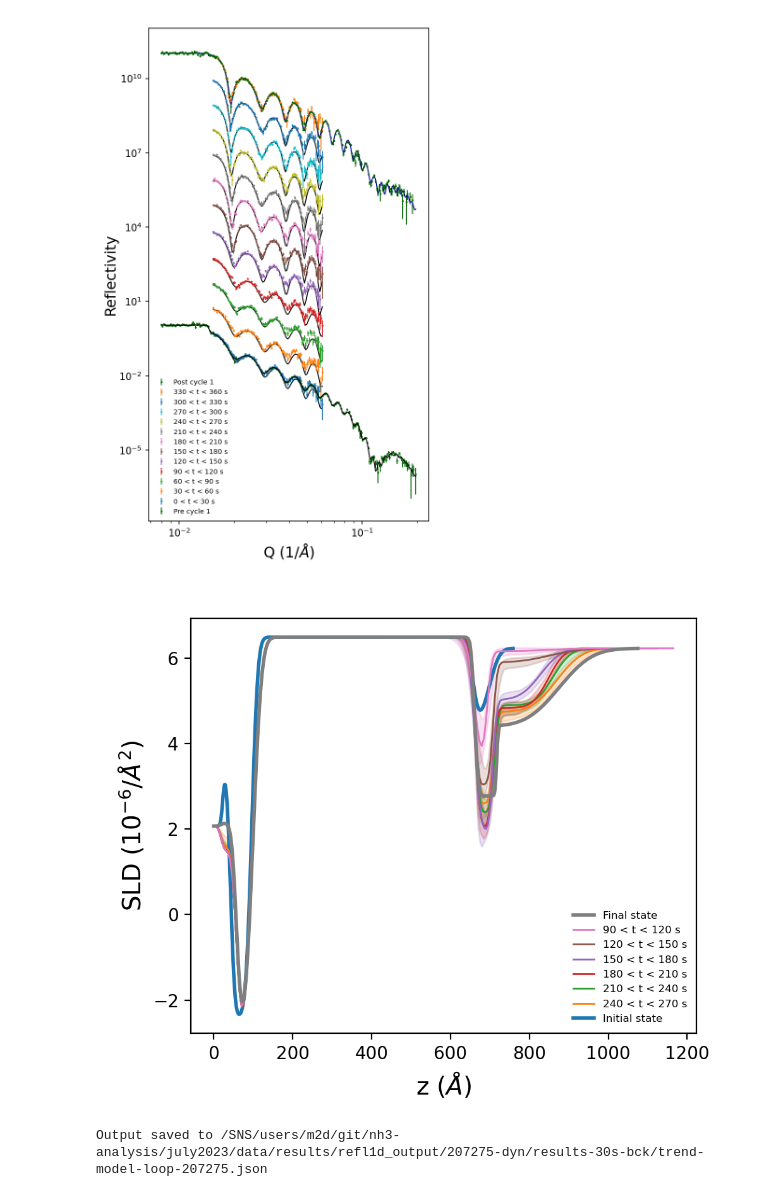
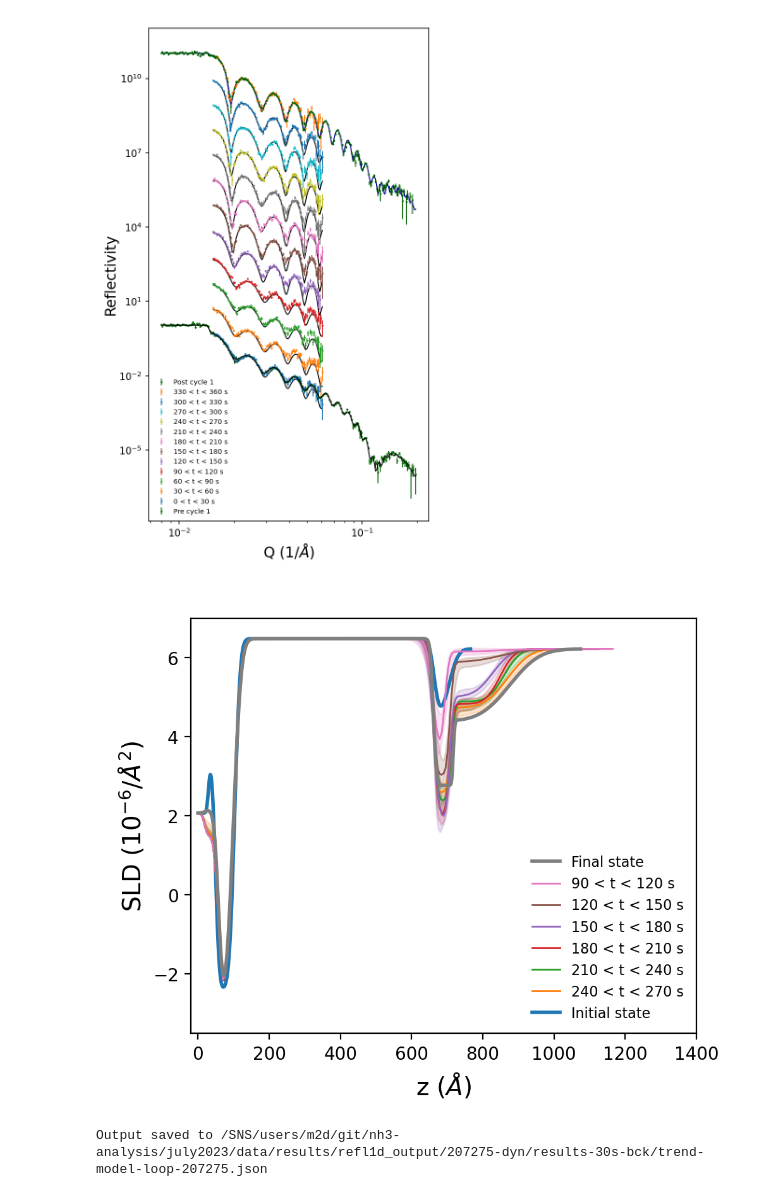
Before and after one commit to mdoucet/nh3-analysis, a Jupyter notebook: july2023/notebooks/summary-Cu-F-Cu-K-jul24.ipynb, the cells around one changed output. Cells and saved outputs as stored; diff of their text form; code cells hidden in the pictures.

```diff
--- a/july2023/notebooks/summary-Cu-F-Cu-K-jul24.ipynb
+++ b/july2023/notebooks/summary-Cu-F-Cu-K-jul24.ipynb
@@ -127,16 +129,18 @@ plt.savefig('Cu-K-dyn-Rq.png')
 # %%
 importlib.reload(summary_plots)
 # List of time-resolved data to plot
 _file_list = [file_list[i] for i in [3,4,5,6,7,8]]
 
 sld_init = os.path.join(project_dir, 'data', 'results', 'refl1d_output', "REFL_207268-profile.dat")
 sld_final = os.path.join(project_dir, 'data', 'results', 'refl1d_output', "REFL_207282-profile.dat")
 
 summary_plots.plot_dyn_sld(_file_list, sld_init, sld_final,
                            dyn_fit_dir=dyn_fit_dir,
-                           show_cl=True, model_name='model-loop-207275')
+                           show_cl=True, model_name='model-loop-207275',
+                           legend_font_size=8, max_z=1400, sld_range=[-3.5, 7],
+                           initial_z_offset=17)
 plt.savefig('Cu-K.svg')
 plt.savefig('Cu-K.png')
 # %% [output]
-[figure, old version]
+[figure, new version]
 # %%
```
Also changed, not shown: parts of 3 cells of this notebook, 11 other files.
